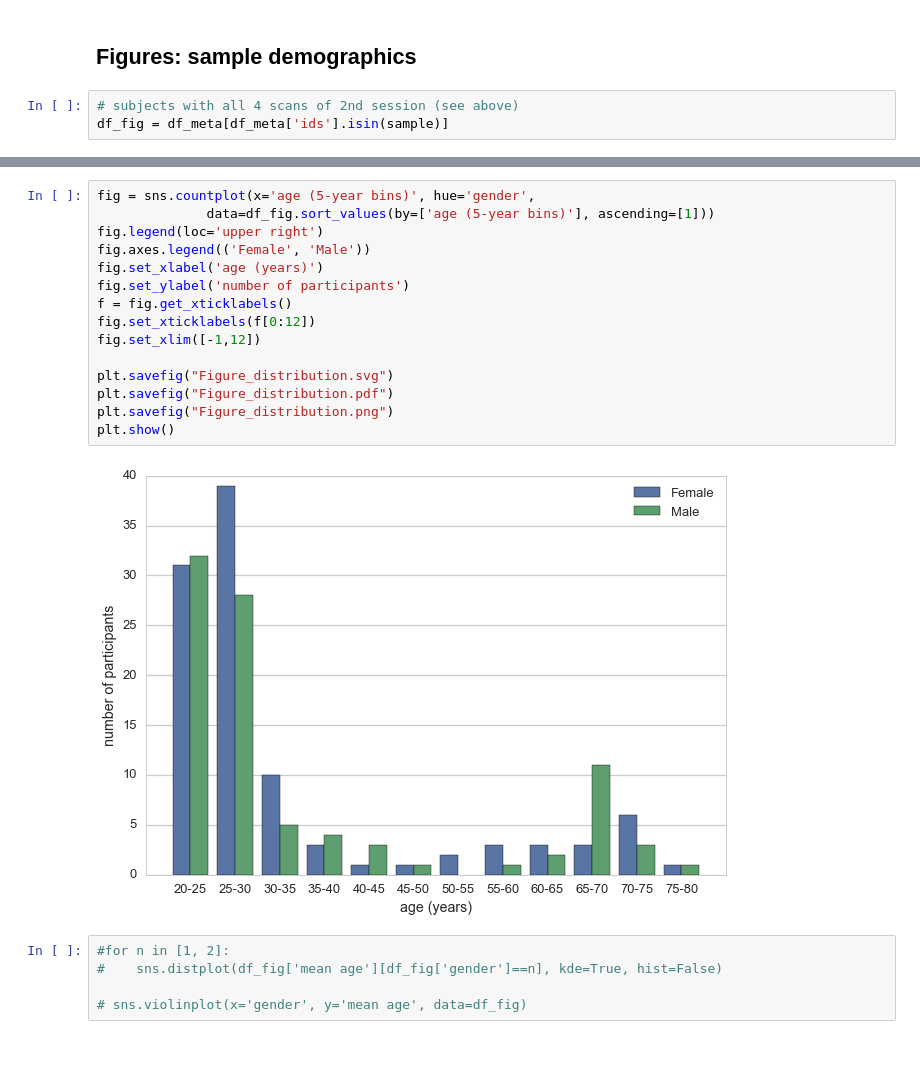
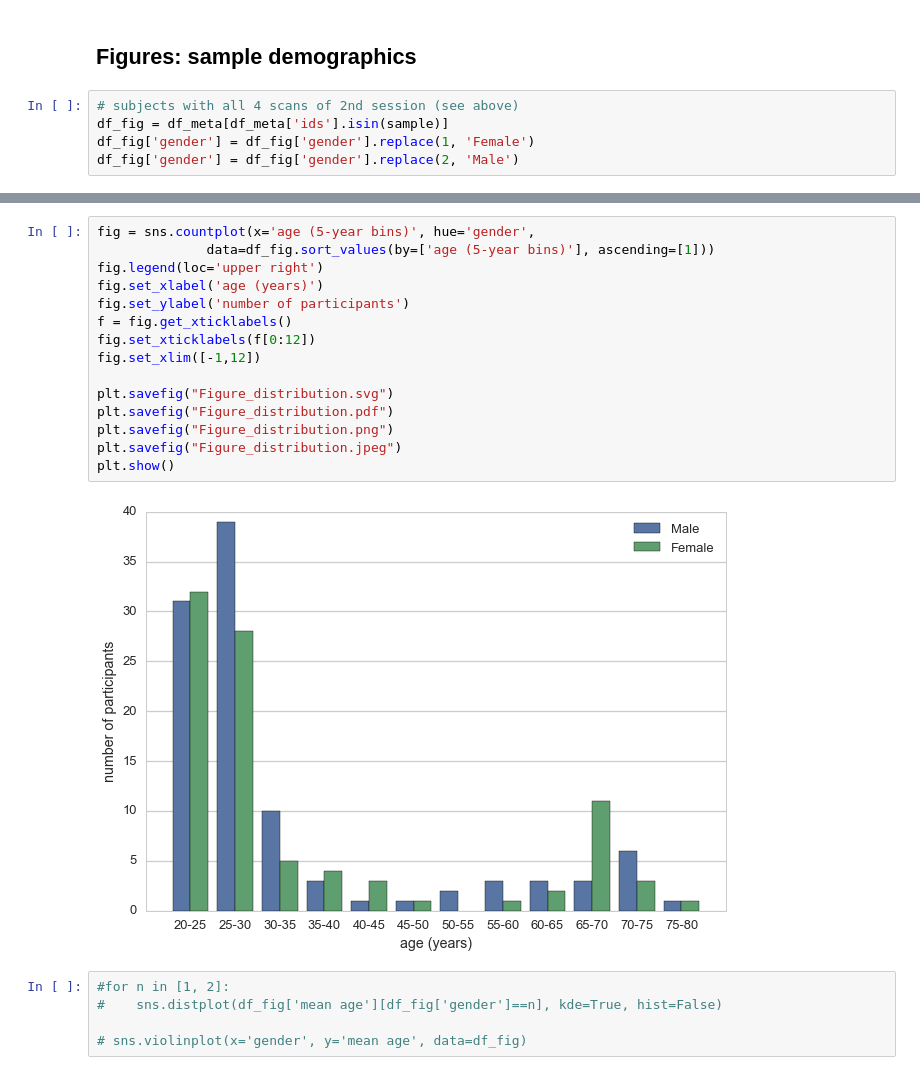
Before and after one commit to NeuroanatomyAndConnectivity/opendata, a Jupyter notebook: scripts/sample meta info and demographics.ipynb, the cells around one changed output, grey strips where cells are left out. Drawn from its saved outputs; the diff is of its cells as text.

Commit message:
modified distribution figure

```diff
--- a/scripts/sample meta info and demographics.ipynb
+++ b/scripts/sample meta info and demographics.ipynb
@@ -313,3 +313,5 @@ subjects_2nd[(subjects_2nd['RS_ses-02'] == 4) &
 # %%
 # subjects with all 4 scans of 2nd session (see above)
 df_fig = df_meta[df_meta['ids'].isin(sample)]
+df_fig['gender'] = df_fig['gender'].replace(1, 'Female')
+df_fig['gender'] = df_fig['gender'].replace(2, 'Male')
@@ -316,20 +328,20 @@ df_fig = df_meta[df_meta['ids'].isin(sample)]
 # %%
 fig = sns.countplot(x='age (5-year bins)', hue='gender',
               data=df_fig.sort_values(by=['age (5-year bins)'], ascending=[1]))
 fig.legend(loc='upper right')
-fig.axes.legend(('Female', 'Male'))
 fig.set_xlabel('age (years)')
 fig.set_ylabel('number of participants')
 f = fig.get_xticklabels()
 fig.set_xticklabels(f[0:12])
 fig.set_xlim([-1,12])
 
 plt.savefig("Figure_distribution.svg")
 plt.savefig("Figure_distribution.pdf")
 plt.savefig("Figure_distribution.png")
+plt.savefig("Figure_distribution.jpeg")
 plt.show()
 # %% [output]
-[figure, old version]
+[figure, new version]
 # %%
 #for n in [1, 2]:
 #    sns.distplot(df_fig['mean age'][df_fig['gender']==n], kde=True, hist=False)
```
Also changed, not shown: parts of 1 cell of this notebook, 4 other files.
